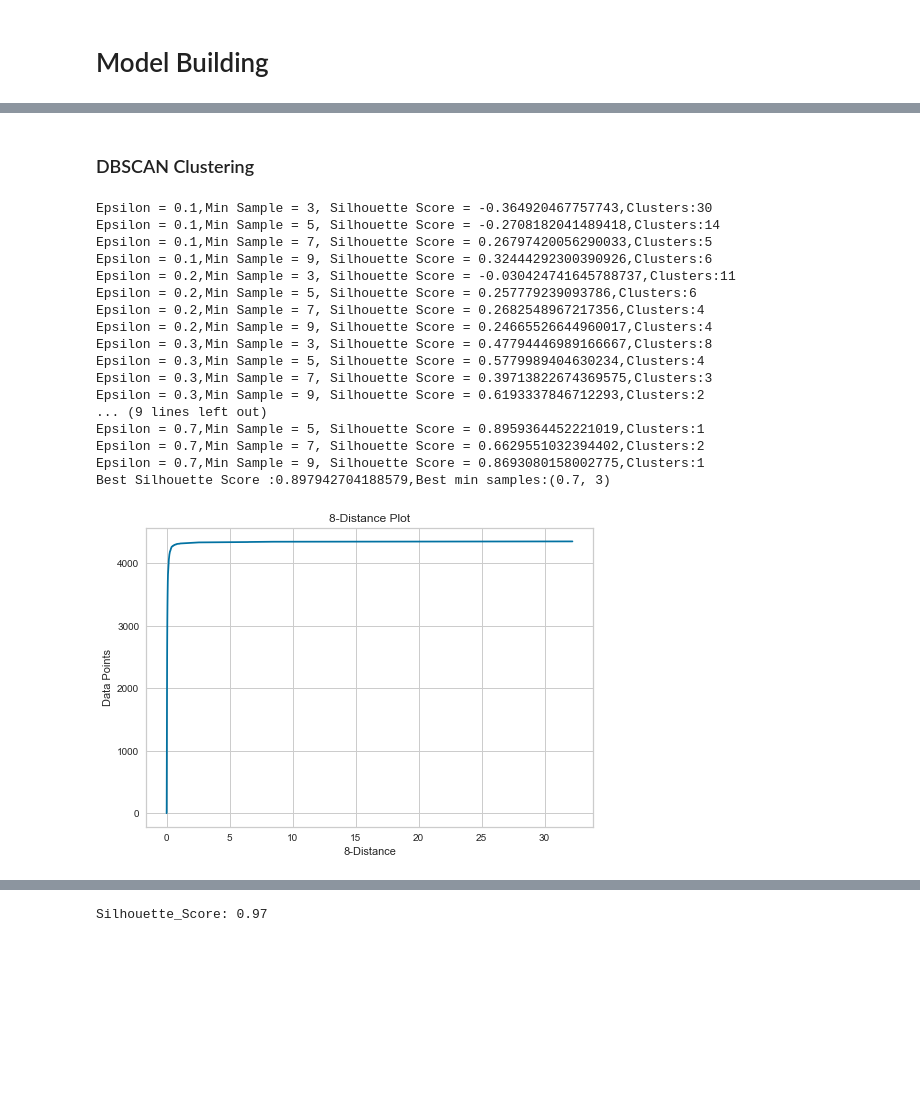
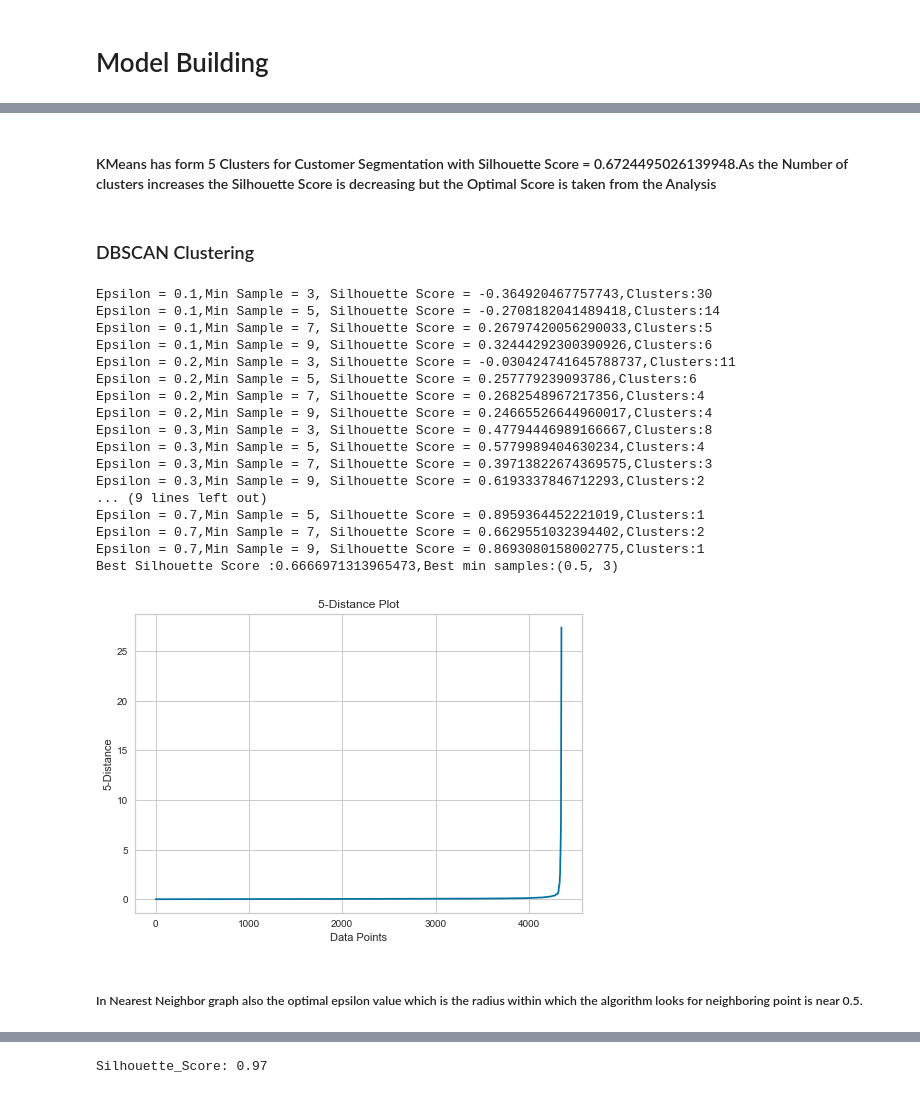
Before and after one commit to AkshayPethe/E-Commerce_RFM_Approach, a Jupyter notebook: E-Commerce Customer Segmentation.ipynb, the cells around one changed output, grey strips where cells are left out. Cells and saved outputs as stored; diff of their text form; code cells hidden in the pictures; blank space fills up the shorter version.

Commit message:
Clusters Modified

```diff
--- a/E-Commerce Customer Segmentation.ipynb
+++ b/E-Commerce Customer Segmentation.ipynb
@@ -5,6 +5,7 @@ import numpy as np
 import pandas as pd
 import matplotlib.pyplot as plt
 import seaborn as sns
+sns.set_palette('viridis')
 import warnings
 warnings.filterwarnings('ignore')
 %matplotlib inline
@@ -542,3 +521,5 @@ ax.add_artist(legend)
+# %% [markdown]
+#### KMeans has form 5 Clusters for Customer Segmentation with Silhouette Score = 0.6724495026139948.As the Number of clusters increases the Silhouette Score is decreasing but the Optimal Score is taken from the Analysis
 # %% [markdown]
 ### DBSCAN Clustering
 # %%
@@ -566,7 +547,8 @@ for epsilon in epsilons:
         unique_labels = np.unique(DBSCAN_labels)
         print(f'Epsilon = {epsilon},Min Sample = {min_sample}, Silhouette Score = {silhouette_avg},Clusters:{len(unique_labels)-1}')
 
-        if silhouette_avg>best_silhouette_score:
+        #We need more than two clusters to have Distinguished Customer Segmentation
+        if silhouette_avg>best_silhouette_score and (len(unique_labels)-1) > 2 :
               best_silhouette_score = silhouette_avg
               best_eps_min_samples = (epsilon,min_sample)
 print(f'Best Silhouette Score :{best_silhouette_score},Best min samples:{best_eps_min_samples}')
@@ -587,25 +569,31 @@ Epsilon = 0.3,Min Sample = 9, Silhouette Score = 0.6193337846712293,Clusters:2
 Epsilon = 0.7,Min Sample = 5, Silhouette Score = 0.8959364452221019,Clusters:1
 Epsilon = 0.7,Min Sample = 7, Silhouette Score = 0.6629551032394402,Clusters:2
 Epsilon = 0.7,Min Sample = 9, Silhouette Score = 0.8693080158002775,Clusters:1
-Best Silhouette Score :0.897942704188579,Best min samples:(0.7, 3)
+Best Silhouette Score :0.6666971313965473,Best min samples:(0.5, 3)
 # %%
 from sklearn.neighbors import NearestNeighbors
 # %%
-k=8
+import numpy as np
+import matplotlib.pyplot as plt
+from sklearn.neighbors import NearestNeighbors
+
+k = 5
 neighbors = NearestNeighbors(n_neighbors=k)
 neighbors.fit(scaled_data)
 
 # Calculate the distances to the k-th nearest neighbor
 distances, _ = neighbors.kneighbors(scaled_data)
 sorted_distances = np.sort(distances[:, -1])
 
 # Plot the k-distance plot
-plt.plot(sorted_distances,(np.arange(1, len(sorted_distances) + 1)))
-plt.ylabel("Data Points")
-plt.xlabel(f"{k}-Distance")
+plt.plot(np.arange(1, len(sorted_distances) + 1), sorted_distances)
+plt.ylabel(f"{k}-Distance")
+plt.xlabel("Data Points")
 plt.title(f"{k}-Distance Plot")
 plt.grid(True)
 plt.show()
 # %% [output]
-[figure, old version]
+[figure, new version]
+# %% [markdown]
+##### In Nearest Neighbor graph also the optimal epsilon value which is the radius within which the algorithm looks for neighboring point is near 0.5.
 # %%
```
Also changed, not shown: parts of 40 cells of this notebook.
